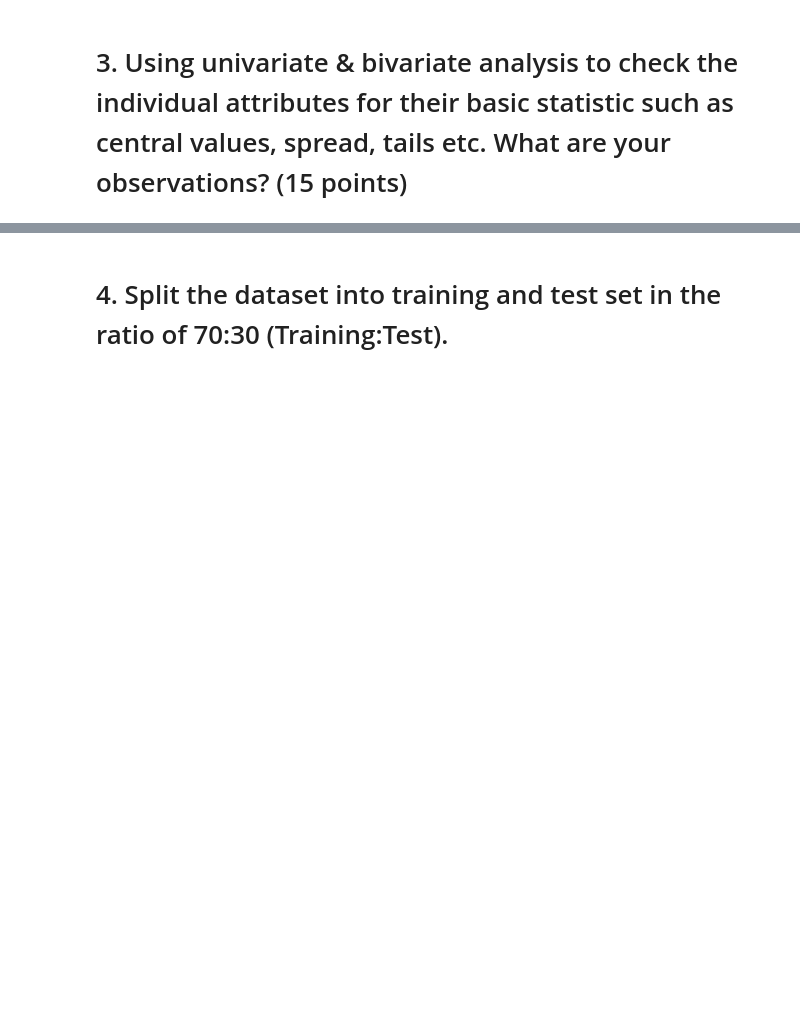
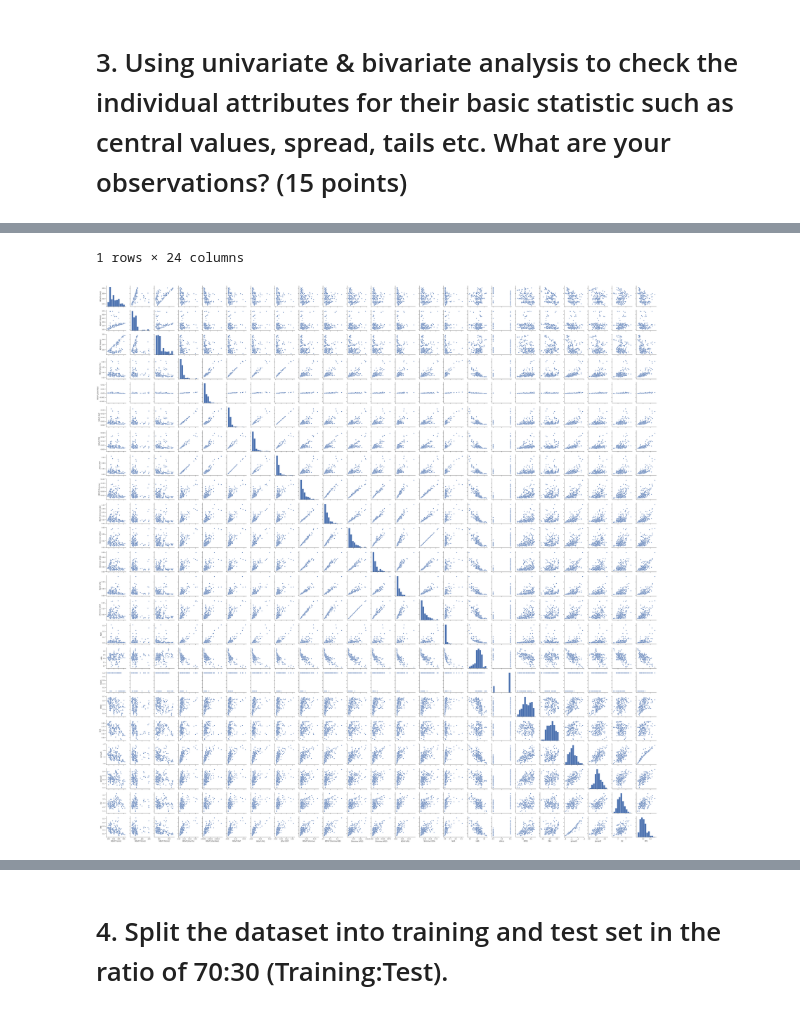
Before and after one commit to GreatLearningAIML1/bangalore-feb-batch-siju-samuel, a Jupyter notebook: R3_Project1_EnsembleTechnique/R3_Project1_EnsembleTechniques.ipynb, the cells around one changed output, grey strips where cells are left out. Saved outputs shown, nothing was run; the diff lists cells and outputs as text; code cells hidden in the pictures; blank space fills up the shorter version.

```diff
--- a/R3_Project1_EnsembleTechnique/R3_Project1_EnsembleTechniques.ipynb
+++ b/R3_Project1_EnsembleTechnique/R3_Project1_EnsembleTechniques.ipynb
@@ -22,2 +165,6 @@ Steps to be followed:
 # %% [markdown]
 # 3. Using univariate & bivariate analysis to check the individual attributes for their basic statistic such as central values, spread, tails etc. What are your observations? (15 points)
+# %%
+sns.pairplot(df)
+df.head(1)
+# %% [output]
@@ -23,0 +173,2 @@ Steps to be followed:
+1 rows × 24 columns
+[figure, added]
```
Also changed, not shown: parts of 21 cells of this notebook.
